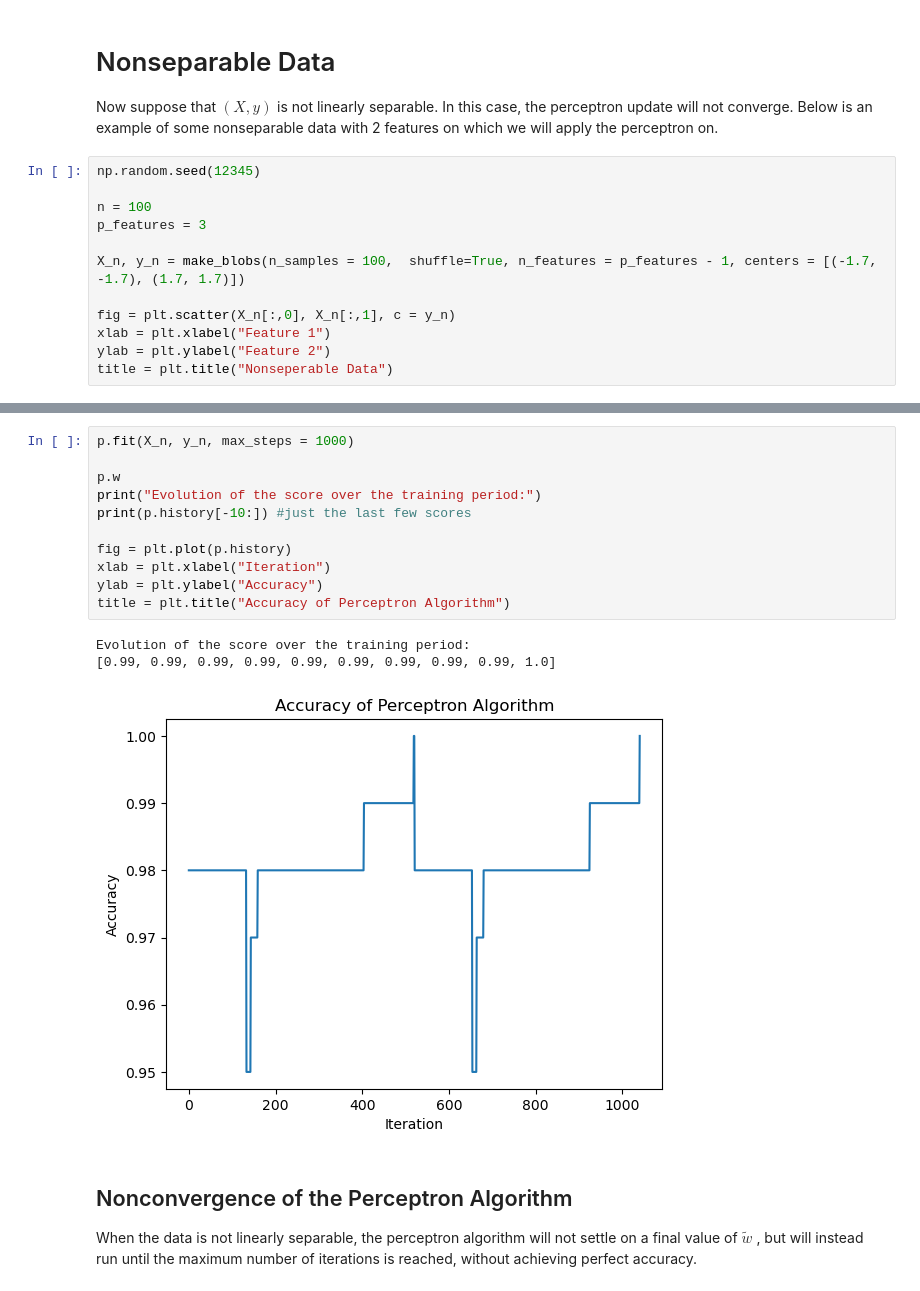
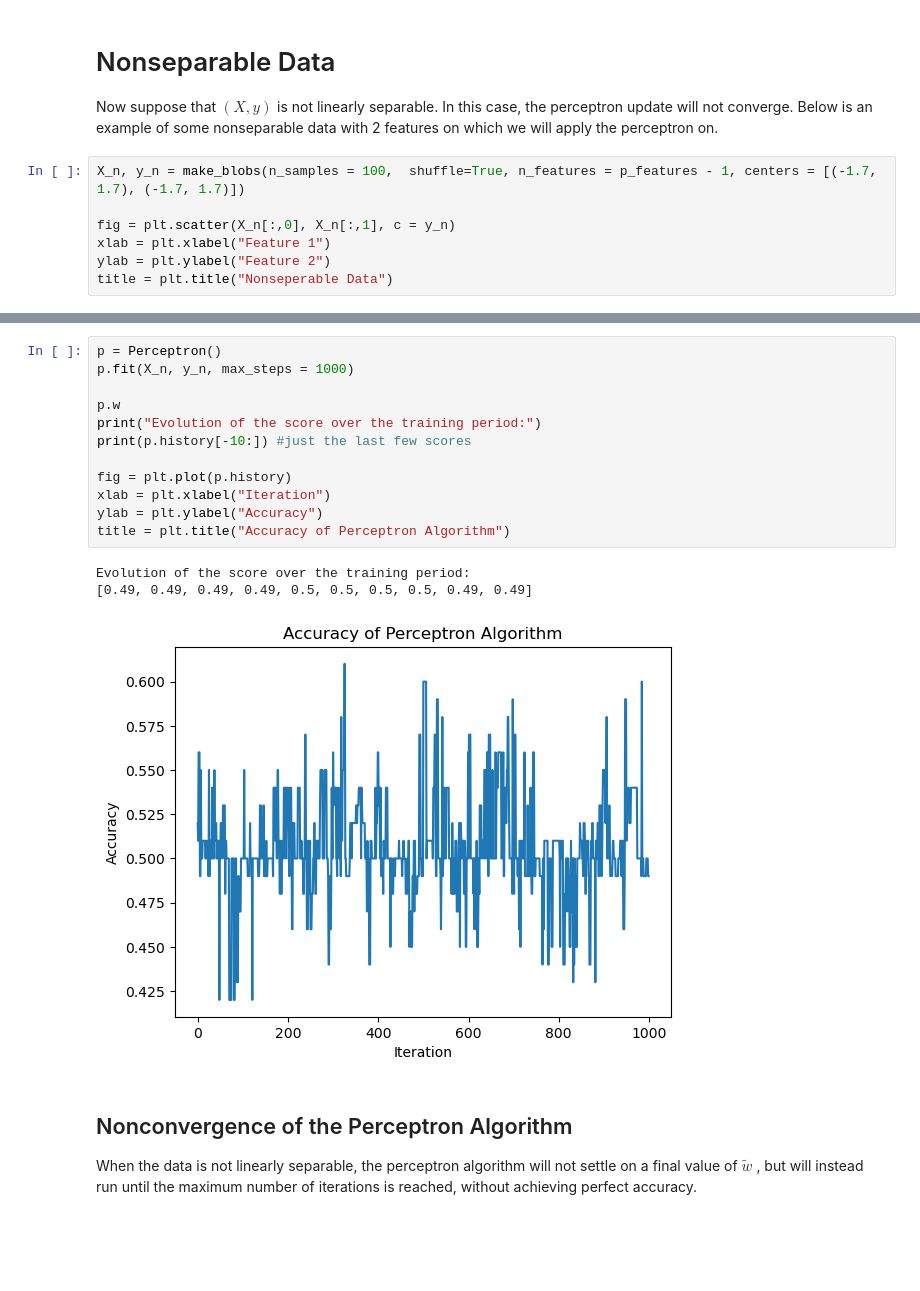
Before and after one commit to ndang01/ndang01.github.io, a Jupyter notebook: posts/blog1/index.ipynb, the cells around one changed output, grey strips where cells are left out. Cells and saved outputs as stored; diff of their text form; blank space fills up the shorter version.

```diff
--- a/posts/blog1/index.ipynb
+++ b/posts/blog1/index.ipynb
@@ -97,12 +97,7 @@ p.score(X, y)
 
 Now suppose that $(X, y)$ is not linearly separable. In this case, the perceptron update will not converge. Below is an example of some nonseparable data with 2 features on which we will apply the perceptron on.
 # %%
-np.random.seed(12345)
-
-n = 100
-p_features = 3
-
-X_n, y_n = make_blobs(n_samples = 100,  shuffle=True, n_features = p_features - 1, centers = [(-1.7, -1.7), (1.7, 1.7)])
+X_n, y_n = make_blobs(n_samples = 100,  shuffle=True, n_features = p_features - 1, centers = [(-1.7, 1.7), (-1.7, 1.7)])
 
 fig = plt.scatter(X_n[:,0], X_n[:,1], c = y_n)
 xlab = plt.xlabel("Feature 1")
@@ -113,18 +108,19 @@ title = plt.title("Nonseperable Data")
 # %%
+p = Perceptron()
 p.fit(X_n, y_n, max_steps = 1000)
 
 p.w
 print("Evolution of the score over the training period:")
 print(p.history[-10:]) #just the last few scores
 
 fig = plt.plot(p.history)
 xlab = plt.xlabel("Iteration")
 ylab = plt.ylabel("Accuracy")
 title = plt.title("Accuracy of Perceptron Algorithm")
 # %% [output]
 Evolution of the score over the training period:
-[0.99, 0.99, 0.99, 0.99, 0.99, 0.99, 0.99, 0.99, 0.99, 1.0]
+[0.49, 0.49, 0.49, 0.49, 0.5, 0.5, 0.5, 0.5, 0.49, 0.49]
-[figure, old version]
+[figure, new version]
 # %% [markdown]
 ## Nonconvergence of the Perceptron Algorithm
 
```
Also changed, not shown: parts of 7 cells of this notebook, 18 other files.
